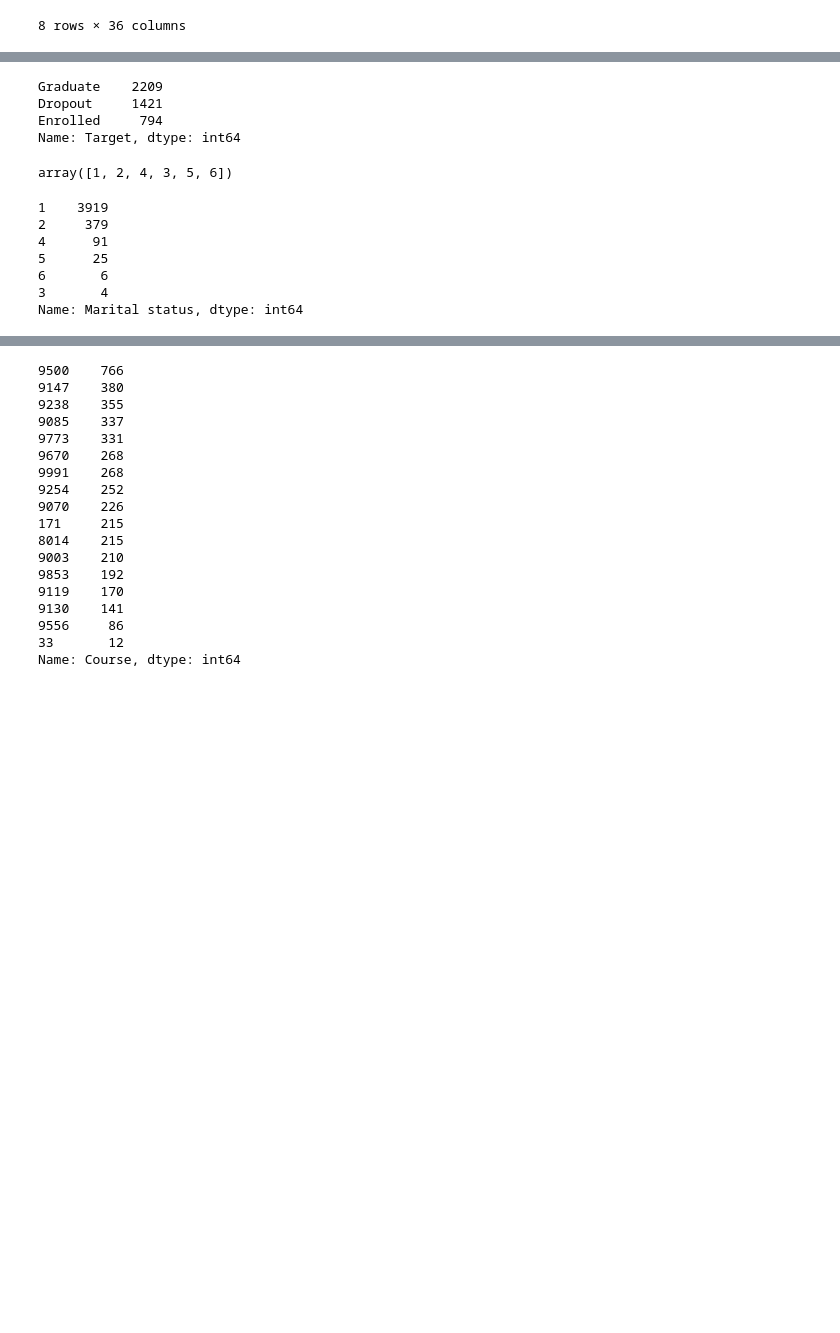
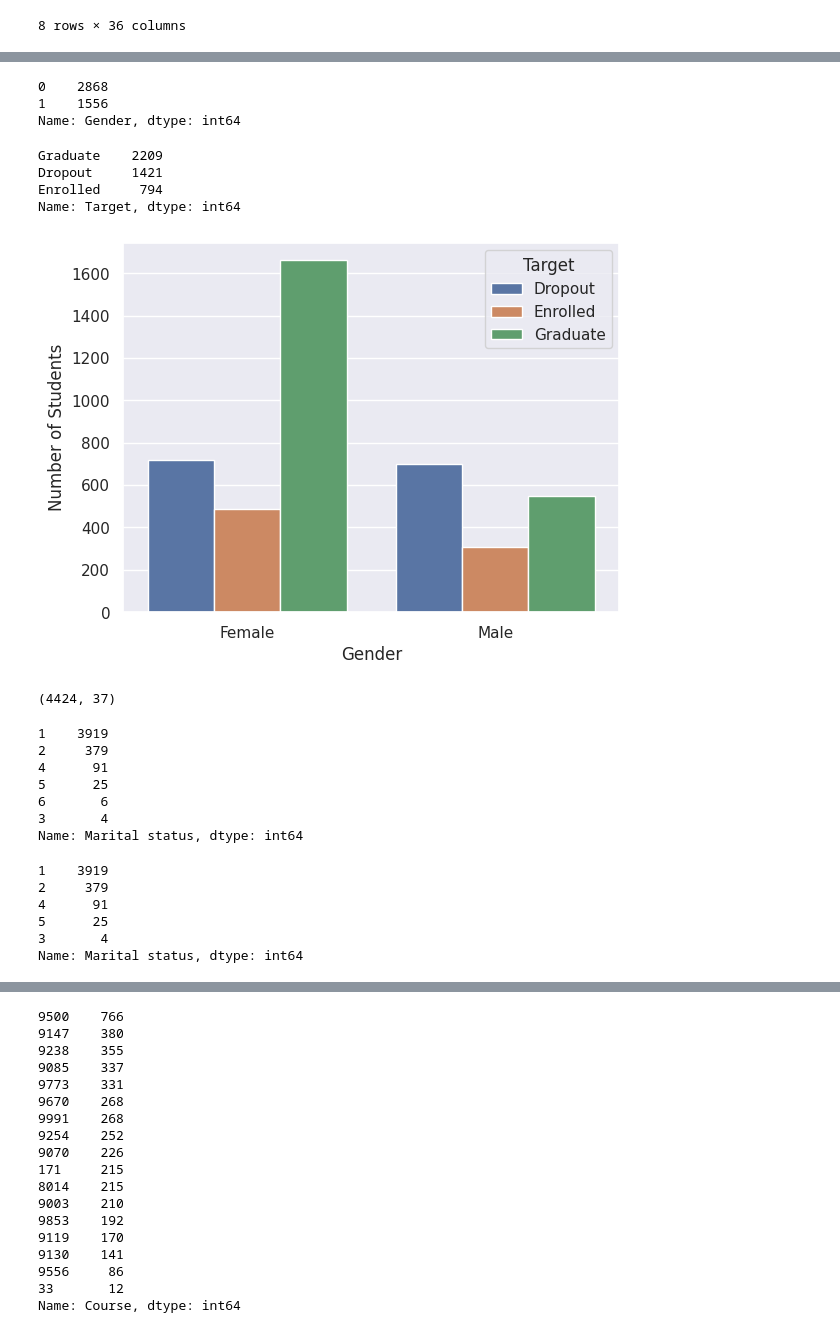
Before and after one commit to ac-infinityhub/zenteiq-kaard, a Jupyter notebook: main.ipynb, the cells around one changed output, grey strips where cells are left out. Drawn from its saved outputs; the diff is of its cells as text; code cells hidden in the pictures; blank space fills up the shorter version.

```diff
--- a/main.ipynb
+++ b/main.ipynb
@@ -113,3 +197,9 @@ array(['Dropout', 'Graduate', 'Enrolled'], dtype=object)
+# %%
+df.loc[:,'Gender'].value_counts()
+# %% [output]
+0    2868
+1    1556
+Name: Gender, dtype: int64
 # %%
 df.loc[:,'Target'].value_counts()
 # %% [output]
@@ -117,10 +207,20 @@ Graduate    2209
 Dropout     1421
 Enrolled     794
 Name: Target, dtype: int64
-# %%
-df['Marital status'].unique()
-# %% [output]
-array([1, 2, 4, 3, 5, 6])
+# %%
+#Genderwise no of students counting
+sns.countplot(data=df, x='Gender', hue='Target', hue_order=['Dropout', 'Enrolled', 'Graduate'])
+plt.xticks(ticks=[0,1], labels=['Female','Male'])
+plt.ylabel('Number of Students')
+plt.show()
+# %% [output]
+[figure, added]
+# %%
+# Creating a copy of the dataset
+s_df=df.copy()
+s_df.shape
+# %% [output]
+(4424, 37)
 # %%
 df.loc[:,'Marital status'].value_counts()
 # %% [output]
@@ -131,4 +231,14 @@ df.loc[:,'Marital status'].value_counts()
 6       6
 3       4
 Name: Marital status, dtype: int64
+# %%
+s_df = s_df[(s_df['Marital status'] >= 1) & (s_df['Marital status'] <= 5)]
+s_df.loc[:,'Marital status'].value_counts()
+# %% [output]
+1    3919
+2     379
+4      91
+5      25
+3       4
+Name: Marital status, dtype: int64
 # %%
```
Also changed, not shown: parts of 73 cells of this notebook.
